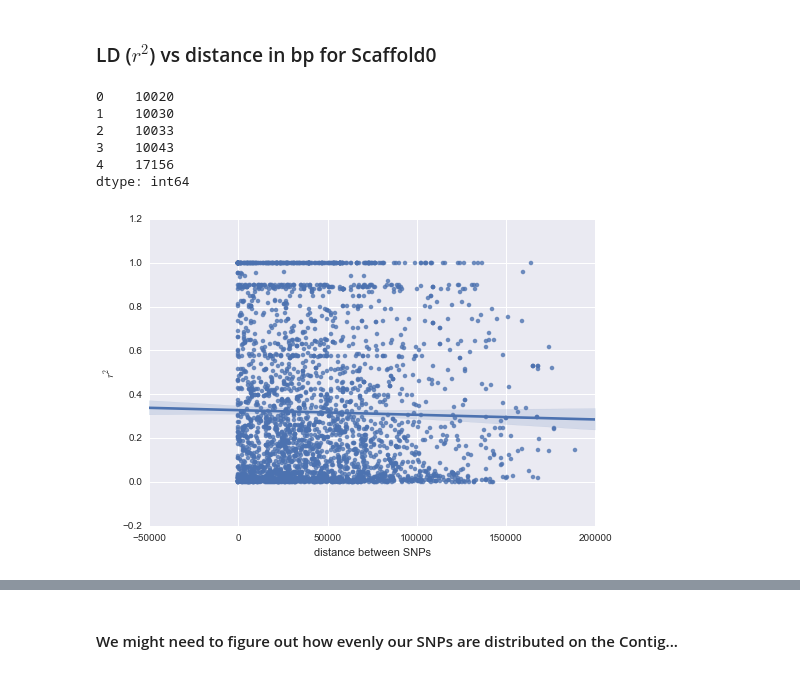
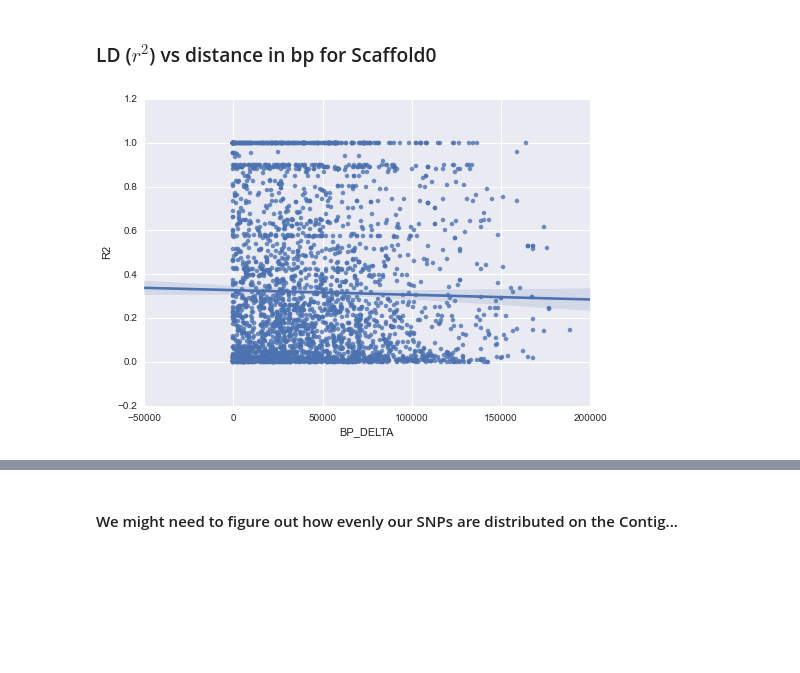
Before and after one commit to xguse/ipy_notebooks, a Jupyter notebook: YALE/ddrad58/2015-01-05_Plot_PLINK_results.ipynb, the cells around one changed output, grey strips where cells are left out. Drawn from its saved outputs; the diff is of its cells as text; code cells hidden in the pictures; blank space fills up the shorter version.

```diff
--- a/YALE/ddrad58/2015-01-05_Plot_PLINK_results.ipynb
+++ b/YALE/ddrad58/2015-01-05_Plot_PLINK_results.ipynb
@@ -137,15 +140,7 @@ bp = abs(scaffold0.BP_A - scaffold0.BP_B)
-# %%
-bp.head()
-# %% [output]
-0    10020
-1    10030
-2    10033
-3    10043
-4    17156
-dtype: int64
-# %%
-sns.regplot(pd.Series(bp, name="distance between SNPs"),
-            pd.Series(scaffold0.R2, name=r"$r^2$"),
-            dropna=1,);
-# %% [output]
-[figure, removed]
+# %%
+sns.regplot(scaffold0.BP_DELTA,
+            scaffold0.R2,
+            dropna=1,
+            order=1);
+# %% [output]
+[figure, added]
```
Also changed, not shown: parts of 22 cells of this notebook.
